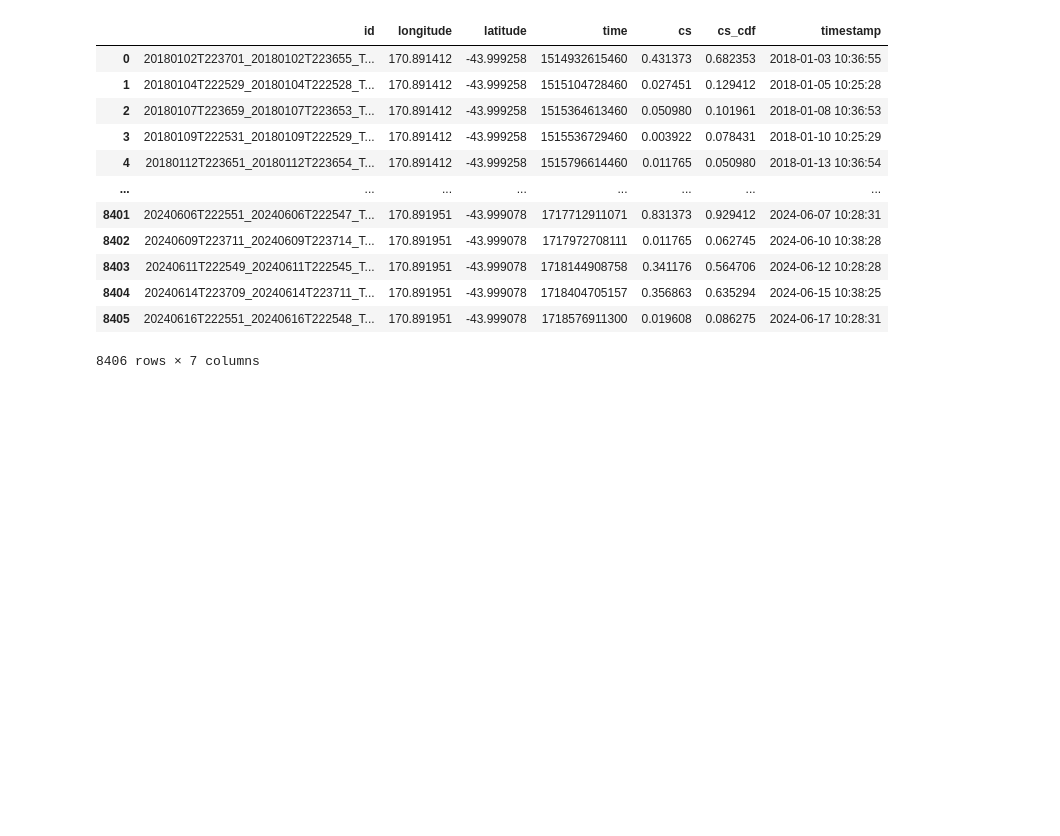
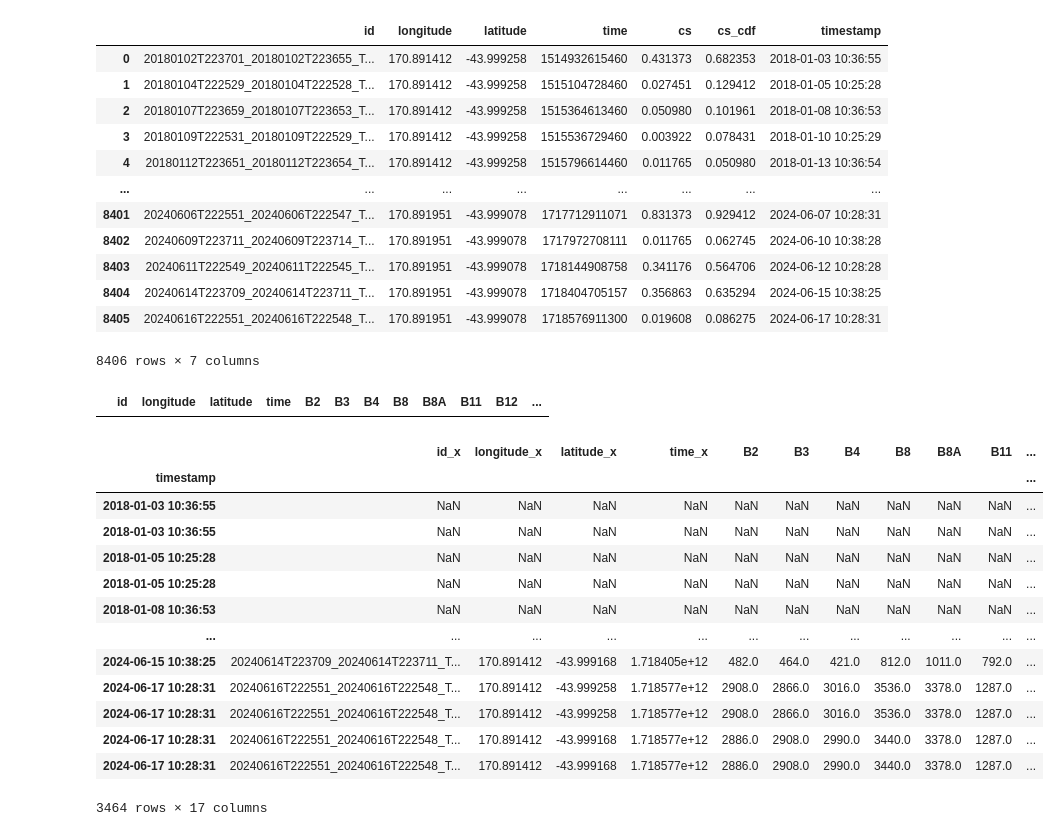
Before and after one commit to zhouhao-matt/CodeWorks, a Jupyter notebook: 69660_New/gee_test.ipynb, the cells around one changed output. Cells and saved outputs as stored; diff of their text form; code cells hidden in the pictures; blank space fills up the shorter version.

```diff
--- a/69660_New/gee_test.ipynb
+++ b/69660_New/gee_test.ipynb
@@ -98,0 +101,31 @@ cloud_values_df
+# %%
+selected_rows
+# %% [output]
+|  | id | longitude | latitude | time | B2 | B3 | B4 | B8 | B8A | B11 | B12 | ... |
+# %%
+pt1_value  = pd.read_csv('point_1_pixel_values.csv')
+
+pt1_value.set_index('timestamp', inplace=True)
+
+pt1_cloud = pd.read_csv('point_1_cloud_scores.csv')
+
+pt1_cloud.set_index('timestamp', inplace=True)
+
+pt1_merge= pd.merge(pt1_value, pt1_cloud, on='timestamp', how='outer')
+# %%
+pt1_merge
+# %% [output]
+|  | id_x | longitude_x | latitude_x | time_x | B2 | B3 | B4 | B8 | B8A | B11 | ... |
+| timestamp |  |  |  |  |  |  |  |  |  |  | ... |
+| 2018-01-03 10:36:55 | NaN | NaN | NaN | NaN | NaN | NaN | NaN | NaN | NaN | NaN | ... |
+| 2018-01-03 10:36:55 | NaN | NaN | NaN | NaN | NaN | NaN | NaN | NaN | NaN | NaN | ... |
+| 2018-01-05 10:25:28 | NaN | NaN | NaN | NaN | NaN | NaN | NaN | NaN | NaN | NaN | ... |
+| 2018-01-05 10:25:28 | NaN | NaN | NaN | NaN | NaN | NaN | NaN | NaN | NaN | NaN | ... |
+| 2018-01-08 10:36:53 | NaN | NaN | NaN | NaN | NaN | NaN | NaN | NaN | NaN | NaN | ... |
+| ... | ... | ... | ... | ... | ... | ... | ... | ... | ... | ... | ... |
+| 2024-06-15 10:38:25 | 20240614T223709_20240614T223711_T... | 170.891412 | -43.999168 | 1.718405e+12 | 482.0 | 464.0 | 421.0 | 812.0 | 1011.0 | 792.0 | ... |
+| 2024-06-17 10:28:31 | 20240616T222551_20240616T222548_T... | 170.891412 | -43.999258 | 1.718577e+12 | 2908.0 | 2866.0 | 3016.0 | 3536.0 | 3378.0 | 1287.0 | ... |
+| 2024-06-17 10:28:31 | 20240616T222551_20240616T222548_T... | 170.891412 | -43.999258 | 1.718577e+12 | 2908.0 | 2866.0 | 3016.0 | 3536.0 | 3378.0 | 1287.0 | ... |
+| 2024-06-17 10:28:31 | 20240616T222551_20240616T222548_T... | 170.891412 | -43.999168 | 1.718577e+12 | 2886.0 | 2908.0 | 2990.0 | 3440.0 | 3378.0 | 1287.0 | ... |
+| 2024-06-17 10:28:31 | 20240616T222551_20240616T222548_T... | 170.891412 | -43.999168 | 1.718577e+12 | 2886.0 | 2908.0 | 2990.0 | 3440.0 | 3378.0 | 1287.0 | ... |
+3464 rows × 17 columns
```
Also changed, not shown: parts of 13 cells of this notebook, 19 other files.
